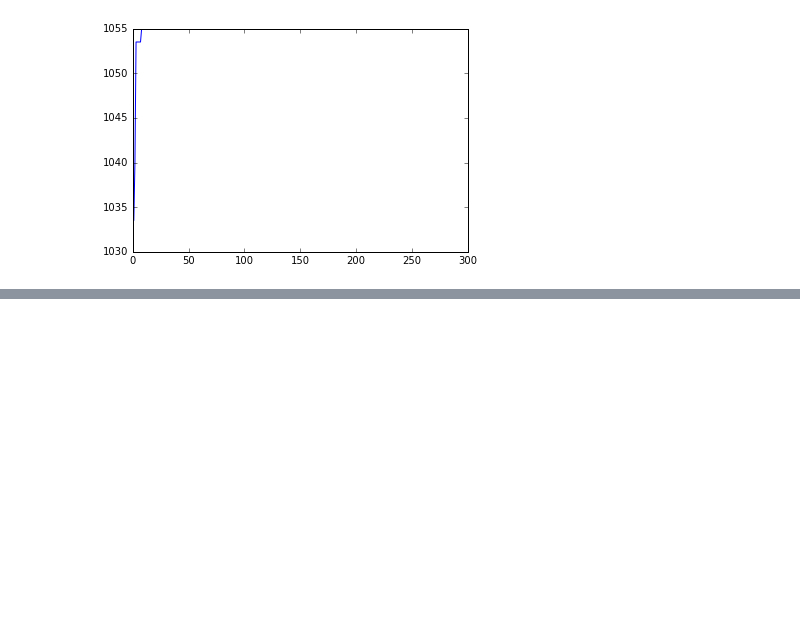
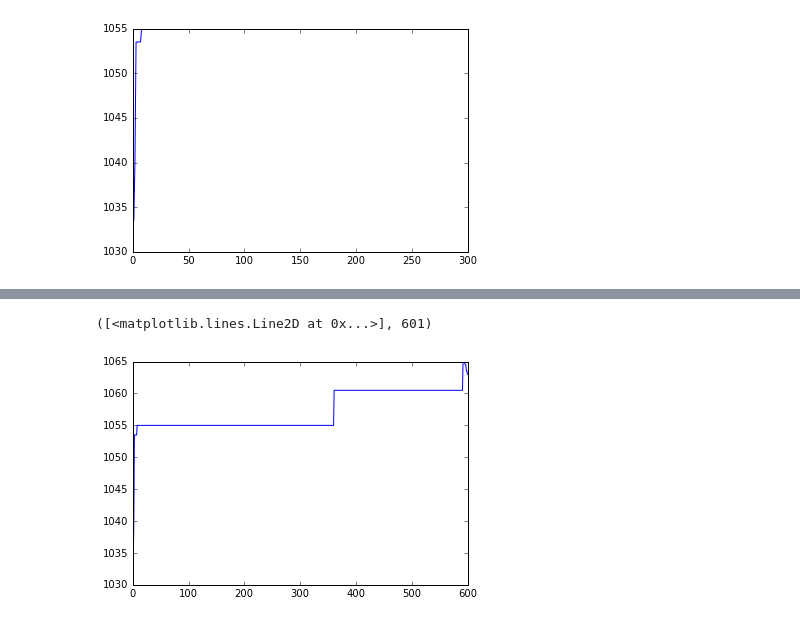
Before and after one commit to rorysroes/SGX-Full-OrderBook-Tick-Data-Trading-Strategy, a Jupyter notebook: sgx_tick_data_a50.ipynb, the cells around one changed output, grey strips where cells are left out. Cells and saved outputs as stored; diff of their text form; code cells hidden in the pictures; blank space fills up the shorter version.

```diff
--- a/sgx_tick_data_a50.ipynb
+++ b/sgx_tick_data_a50.ipynb
@@ -930,0 +1006,18 @@ data_bid[data_bid['timestamp'].str.contains('08:49:')]
+# %%
+for t in range(0,1,1):
+    for l in range(0,10,1):
+        for i in range(0,6,1):
+            bb = []
+            bb1 = []
+            bb2 = []
+            for j in range(0,10,1):
+                a = "09:"+ str(t) + str(l) + ":" + str(i) + str(j)
+                #print l, i ,j
+                bb.append(data_bid[data_bid['timestamp'].str.contains(a)])
+                #print j
+                bb1.append(bb[j][['price','quantity_difference']].sort(['price'],ascending = [False]))
+                bb2.append(bb1[j].groupby(by=['price'],as_index = False).sum().sort(['price'],ascending = [False]))
+                x = pd.concat([bid[600 + t*600 + l*60 + i*10 + j],bb2[j]]).groupby(by=['price'],as_index = False).sum().sort(['price'],ascending = [False])
+                bid.append(x[x.quantity_difference != 0])
+
+len(bb),len(bb1),len(bb2),len(bid)
@@ -930,0 +1061,16 @@ data_bid[data_bid['timestamp'].str.contains('08:49:')]
+# %%
+for t in range(0,2,1):
+    for l in range(0,5,1):
+        for i in range(0,6,1):
+            bb = []
+            bb1 = []
+            bb2 = []
+            for j in range(0,10,1):
+                a = "09:" + str(t) + str(l) + ":" + str(i) + str(j)
+                #print l, i ,j
+                bb.append(data_bid[data_bid['timestamp'].str.contains(a)])
+                #print j
+                bb1.append(bb[j][['price','quantity_difference']].sort(['price'],ascending = [False]))
+                bb2.append(bb1[j].groupby(by=['price'],as_index = False).sum().sort(['price'],ascending = [False]))
+                x = pd.concat([bid[600 + (t)*300 + (l)*60 + i*10 + j],bb2[j]]).groupby(by=['price'],as_index = False).sum().sort(['price'],ascending = [False])
+                bid.append(x[x.quantity_difference != 0])
@@ -930,0 +1105,8 @@ data_bid[data_bid['timestamp'].str.contains('08:49:')]
+# %%
+w = []
+for k in range(0,len(bid),1):
+    w.append(bid[k].iloc[0]["price"]/1000.0)
+plot(w),len(w)
+# %% [output]
+([<matplotlib.lines.Line2D at 0x...>], 601)
+[figure, added]
```
Also changed, not shown: parts of 43 cells of this notebook, 1 other file.
